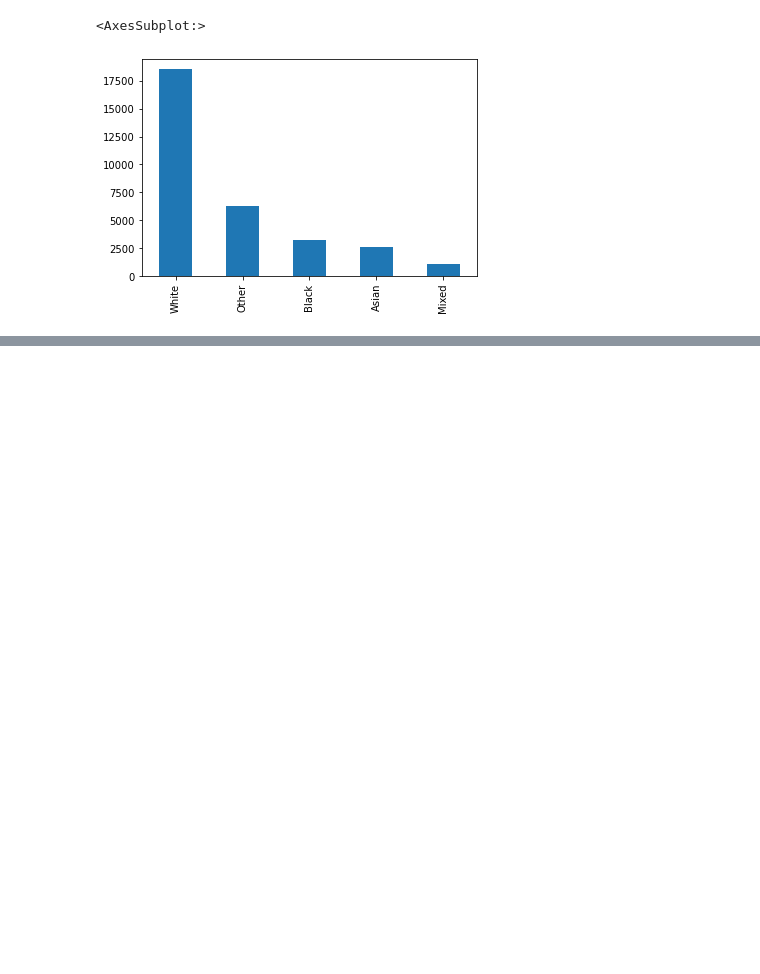
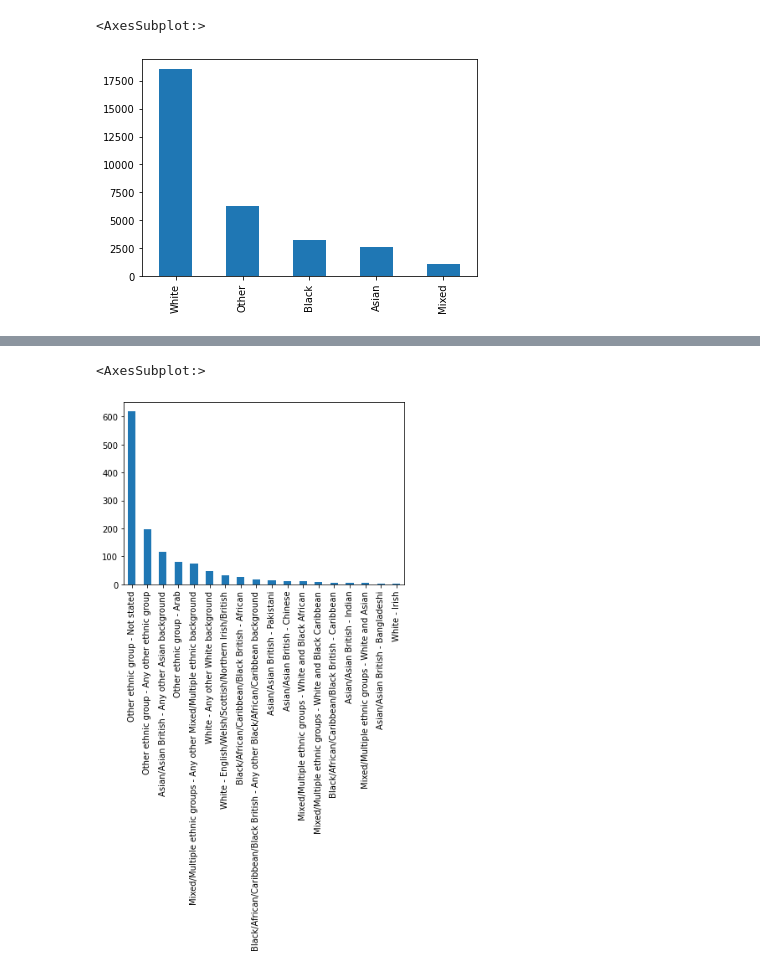
Before and after one commit to Coletterbox/A-Dashboard-Google-Sheets-, a Jupyter notebook: Stop and Search Data.ipynb, the cells around one changed output, grey strips where cells are left out. Drawn from its saved outputs; the diff is of its cells as text; code cells hidden in the pictures; blank space fills up the shorter version.

```diff
--- a/Stop and Search Data.ipynb
+++ b/Stop and Search Data.ipynb
@@ -122,0 +183,4 @@ df0['Ethnicity_Of_Person_Stopped'].value_counts().plot.bar(x = 'Ethnicity_Of_Per
+# %%
+# People categorised as 'other' by officers
+df4 = df2.loc[df2['Officer_Defined_Ethnicity'] == 'Other']
+df4.head(10)
@@ -122,0 +199,5 @@ df0['Ethnicity_Of_Person_Stopped'].value_counts().plot.bar(x = 'Ethnicity_Of_Per
+# %%
+df4['Self_Defined_Ethnicity'].value_counts().plot.bar(x = 'Self_Defined_Ethnicity')
+# %% [output]
+<AxesSubplot:>
+[figure, added]
```
Also changed, not shown: parts of 9 cells of this notebook.
